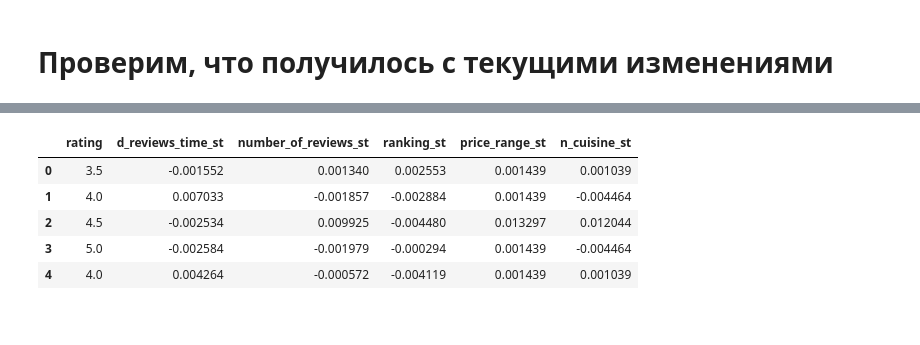
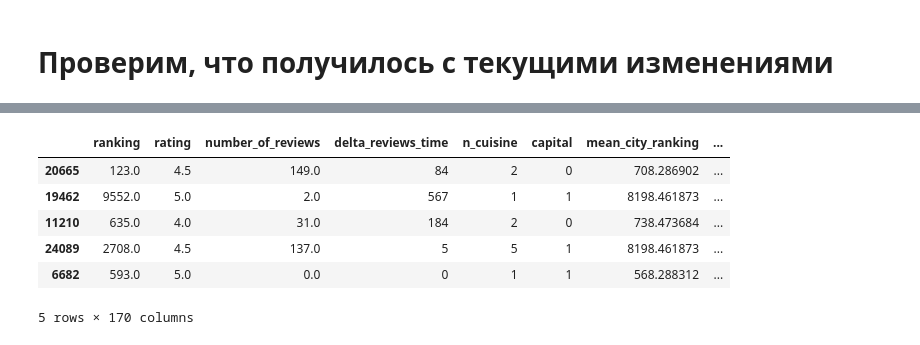
Before and after one commit to Ruslan-Lis/Skill_Factory, a Jupyter notebook: module_3/Project_3_R-Lisin.ipynb, the cells around one changed output, grey strips where cells are left out. Cells and saved outputs as stored; diff of their text form; code cells hidden in the pictures.

```diff
--- a/module_3/Project_3_R-Lisin.ipynb
+++ b/module_3/Project_3_R-Lisin.ipynb
@@ -645,5 +553,5 @@ df_.sample()
 # %%
-# стандартизация ranking
-df_['ranking_st'] = standartization(df_.ranking)
-df_ = df_.drop('ranking', axis=1)
-df_.sample()
+# # стандартизация ranking
+# df_['ranking_st'] = standartization(df_.ranking)
+# df_ = df_.drop('ranking', axis=1)
+# df_.sample()
@@ -653,5 +558,5 @@ df_.sample()
 # %%
-# стандартизация price_range
-df_['price_range_st'] = standartization(df_.price_range)
-df_ = df_.drop('price_range', axis=1)
-df_.sample()
+# # стандартизация price_range
+# df_['price_range_st'] = standartization(df_.price_range)
+# df_ = df_.drop('price_range', axis=1)
+# df_.sample()
@@ -661,5 +563,5 @@ df_.sample()
 # %%
-# стандартизация n_cuisine
-df_['n_cuisine_st'] = standartization(df_.n_cuisine)
-df_ = df_.drop('n_cuisine', axis=1)
-df_.sample()
+# # стандартизация n_cuisine
+# df_['n_cuisine_st'] = standartization(df_.n_cuisine)
+# df_ = df_.drop('n_cuisine', axis=1)
+# df_.sample()
@@ -669,8 +568,8 @@ df_.sample()
 # %%
-# стандартизация delta_reviews_time
-df_['d_reviews_time_st'] = standartization(df_.delta_reviews_time)
-df_ = df_.drop('delta_reviews_time', axis=1)
-df_.sample()
+# # стандартизация delta_reviews_time
+# df_['d_reviews_time_st'] = standartization(df_.delta_reviews_time)
+# df_ = df_.drop('delta_reviews_time', axis=1)
+# df_.sample()
 # %% [markdown]
 # Проверим, что получилось с текущими изменениями
 # %%
@@ -695,10 +586,11 @@ memory usage: 1.8 MB
 None
-# %%
-df_test.head()
-# %% [output]
-|  | rating | d_reviews_time_st | number_of_reviews_st | ranking_st | price_range_st | n_cuisine_st |
-| 0 | 3.5 | -0.001552 | 0.001340 | 0.002553 | 0.001439 | 0.001039 |
-| 1 | 4.0 | 0.007033 | -0.001857 | -0.002884 | 0.001439 | -0.004464 |
-| 2 | 4.5 | -0.002534 | 0.009925 | -0.004480 | 0.013297 | 0.012044 |
-| 3 | 5.0 | -0.002584 | -0.001979 | -0.000294 | 0.001439 | -0.004464 |
-| 4 | 4.0 | 0.004264 | -0.000572 | -0.004119 | 0.001439 | 0.001039 |
+# %%
+df_test.sample(5)
+# %% [output]
+|  | ranking | rating | number_of_reviews | delta_reviews_time | n_cuisine | capital | mean_city_ranking | ... |
+| 20665 | 123.0 | 4.5 | 149.0 | 84 | 2 | 0 | 708.286902 | ... |
+| 19462 | 9552.0 | 5.0 | 2.0 | 567 | 1 | 1 | 8198.461873 | ... |
+| 11210 | 635.0 | 4.0 | 31.0 | 184 | 2 | 0 | 738.473684 | ... |
+| 24089 | 2708.0 | 4.5 | 137.0 | 5 | 5 | 1 | 8198.461873 | ... |
+| 6682 | 593.0 | 5.0 | 0.0 | 0 | 1 | 1 | 568.288312 | ... |
+5 rows × 170 columns
```
Also changed, not shown: parts of 98 cells of this notebook.
